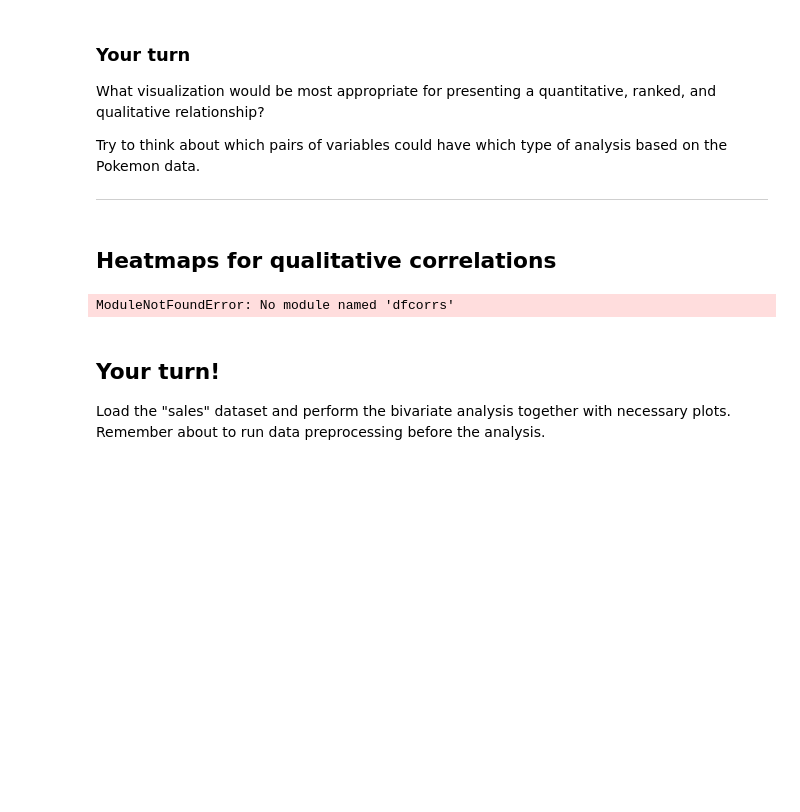
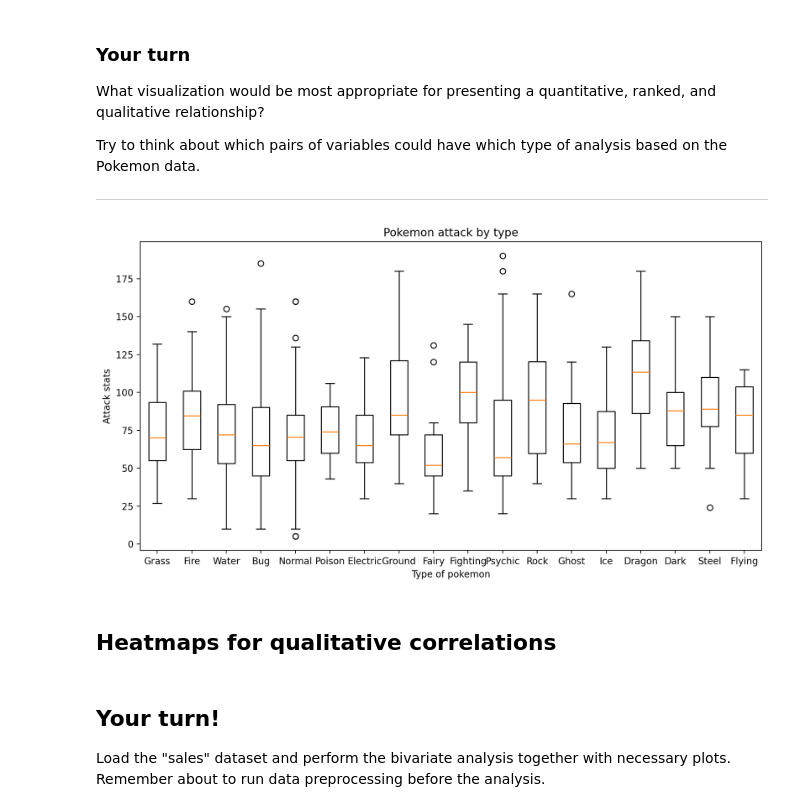
Before and after one commit to M4TI-21/pandas_exercises, a Jupyter notebook: Exercise9.ipynb, the cells around one changed output. Drawn from its saved outputs; the diff is of its cells as text; code cells hidden in the pictures; blank space fills up the shorter version.

```diff
--- a/Exercise9.ipynb
+++ b/Exercise9.ipynb
@@ -530,6 +530,23 @@ Try to think about which pairs of variables could have which type of analysis ba
 ---
 # %%
 ## Your code and discussion here
+
+# Boxplot for Quantitative and Qualitative
+# Bubble plot for Quantitative and Ranked
+# Bar plot for Qualitative and Ranked - sum of Pokemon stats by some category
+
+df_pokemon = pd.read_csv('pokemon.csv')
+
+types = df_pokemon['Type 1'].unique()
+attack_data = [df_pokemon[df_pokemon['Type 1'] == type]['Attack'].values for type in types]
+plt.figure(figsize=(12, 6))
+plt.boxplot(attack_data, labels=types)
+plt.title("Pokemon attack by type")
+plt.xlabel("Type of pokemon")
+plt.ylabel("Attack stats")
+plt.show()
+# %% [output]
+[figure, added]
 # %% [markdown]
 ## Heatmaps for qualitative correlations
 # %%
@@ -541,8 +558,6 @@ from dfcorrs.cramersvcorr import Cramers
 cram=Cramers()
 # cram.corr(df_pokemon)
 cram.corr(df_pokemon, plot_htmp=True)
-# %% [output]
-ModuleNotFoundError: No module named 'dfcorrs'
 # %% [markdown]
 ## Your turn!
 
```
Also changed, not shown: parts of 3 cells of this notebook, 1 other file.
